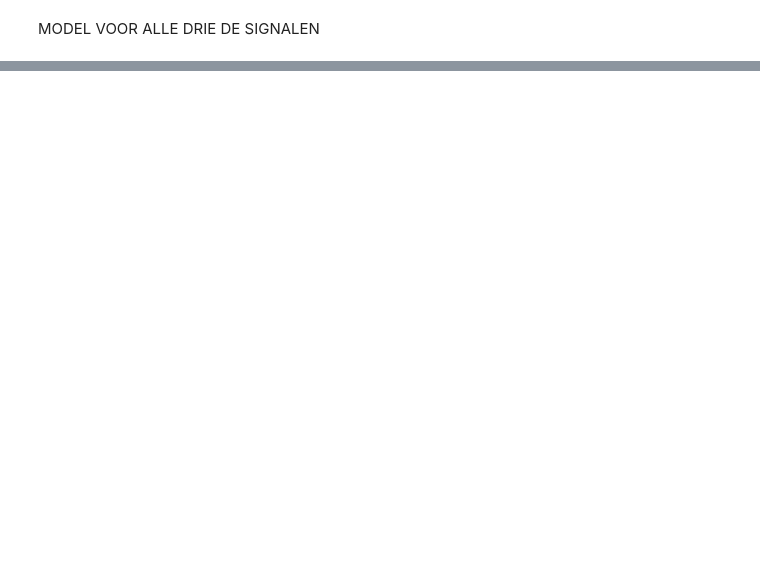
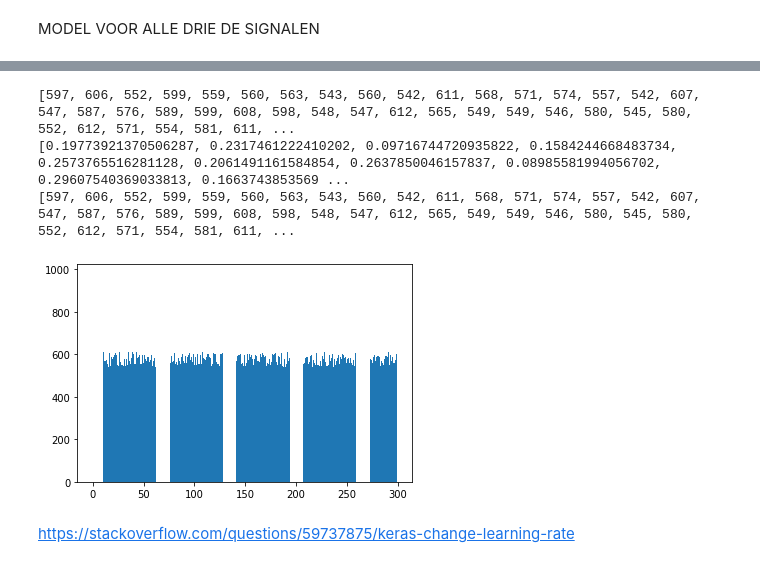
Before and after one commit to c-roets/Neural-Network-Signal-Delay, a Jupyter notebook: DelayNN.ipynb, the cells around one changed output, grey strips where cells are left out. Cells and saved outputs as stored; diff of their text form; code cells hidden in the pictures; blank space fills up the shorter version.

Commit message:
Added the complete model for all 3 signals

```diff
--- a/DelayNN.ipynb
+++ b/DelayNN.ipynb
@@ -455,2 +455,15 @@ plt.show()
 # %% [markdown]
 MODEL VOOR ALLE DRIE DE SIGNALEN
+# %%
+#TENSOR VAN 300X1024
+samplestotal = tf.concat([samplesASDR, tf.concat([samplesGAUSS, samplesSBOX], axis=0)], axis=0)
+samplestotaltest = tf.concat([samplesASDRtest, tf.concat([samplesGAUSStest, samplesSBOXtest], axis=0)], axis=0)
+delaytotal = tf.concat([delayASDR, tf.concat([delayGAUSS, delaySBOX], axis=0)], axis=0)
+# %%
+#Model aanmaken
+modeltotal = tf.keras.Sequential()
+modeltotal.add(layers.Dense(512, activation='relu', input_shape=(1024,)))
+modeltotal.add(layers.Dense(256, activation='relu'))
+modeltotal.add(layers.Dense(64, activation='relu'))
+modeltotal.add(layers.Dense(8, activation='relu'))
+modeltotal.add(layers.Dense(1))
@@ -456,0 +492,3 @@ MODEL VOOR ALLE DRIE DE SIGNALEN
+# %%
+#Optimizer, loss function en metrics toevoegen aan model en compileren
+modeltotal.compile(optimizer='adam', loss='mae', metrics=['mae'])
@@ -456,0 +518,2 @@ MODEL VOOR ALLE DRIE DE SIGNALEN
+# %%
+predictionstotal = modeltotal.predict(samplestotaltest)
@@ -456,0 +522,25 @@ MODEL VOOR ALLE DRIE DE SIGNALEN
+# %%
+predictionslisttotal = predictionstotal.tolist()
+predictionslisttotalflat = [item for sublist in predictionslisttotal for item in sublist]
+
+delaypiektotaltest = delaypiekASDRtest + delaypiekGAUSStest + delaypiekSBOXtest
+
+error_list_total = []   #absolute waarde van de fout van predictie
+for error1, error2 in zip(predictionslisttotalflat, delaypiektotaltest):
+  error_list_total.append(round(abs(error1 - error2)))
+
+print(error_list_total)
+print(predictionslisttotalflat)
+print(delaypiektotaltest)
+#visualiseren error
+bar = plt.figure(4)
+plt.bar(np.arange(0, 300), error_list_total)
+plt.ylim(0, 1024)
+plt.show()
+# %% [output]
+[597, 606, 552, 599, 559, 560, 563, 543, 560, 542, 611, 568, 571, 574, 557, 542, 607, 547, 587, 576, 589, 599, 608, 598, 548, 547, 612, 565, 549, 549, 546, 580, 545, 580, 552, 612, 571, 554, 581, 611, ...
+[0.19773921370506287, 0.2317461222410202, 0.09716744720935822, 0.1584244668483734, 0.2573765516281128, 0.2061491161584854, 0.2637850046157837, 0.08985581994056702, 0.29607540369033813, 0.1663743853569 ...
+[597, 606, 552, 599, 559, 560, 563, 543, 560, 542, 611, 568, 571, 574, 557, 542, 607, 547, 587, 576, 589, 599, 608, 598, 548, 547, 612, 565, 549, 549, 546, 580, 545, 580, 552, 612, 571, 554, 581, 611, ...
+[figure, added]
+# %% [markdown]
+https://stackoverflow.com/questions/59737875/keras-change-learning-rate
```
Also changed, not shown: parts of 15 cells of this notebook.
